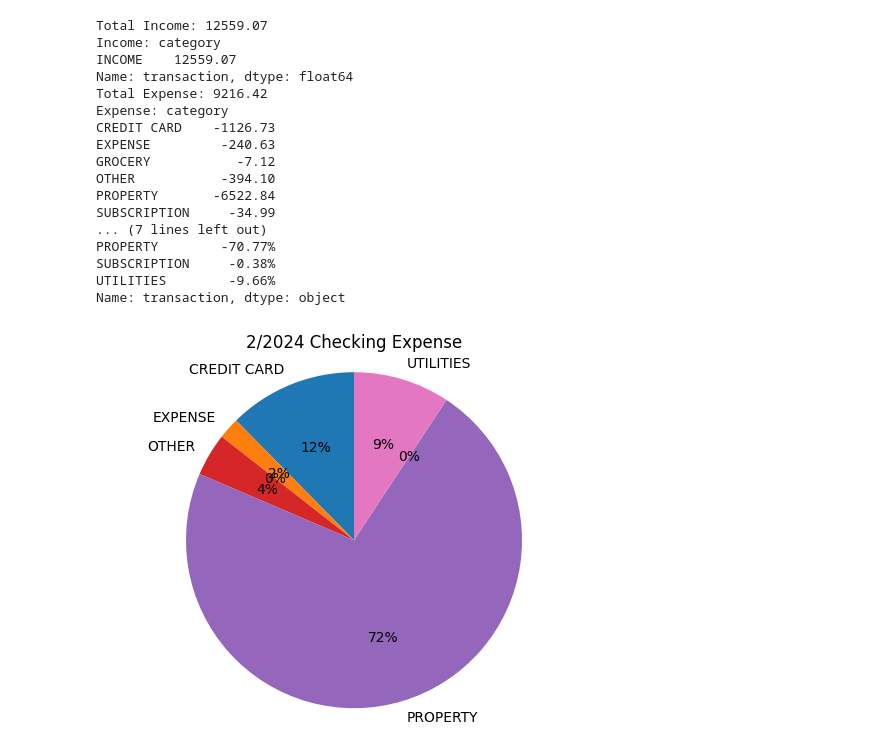
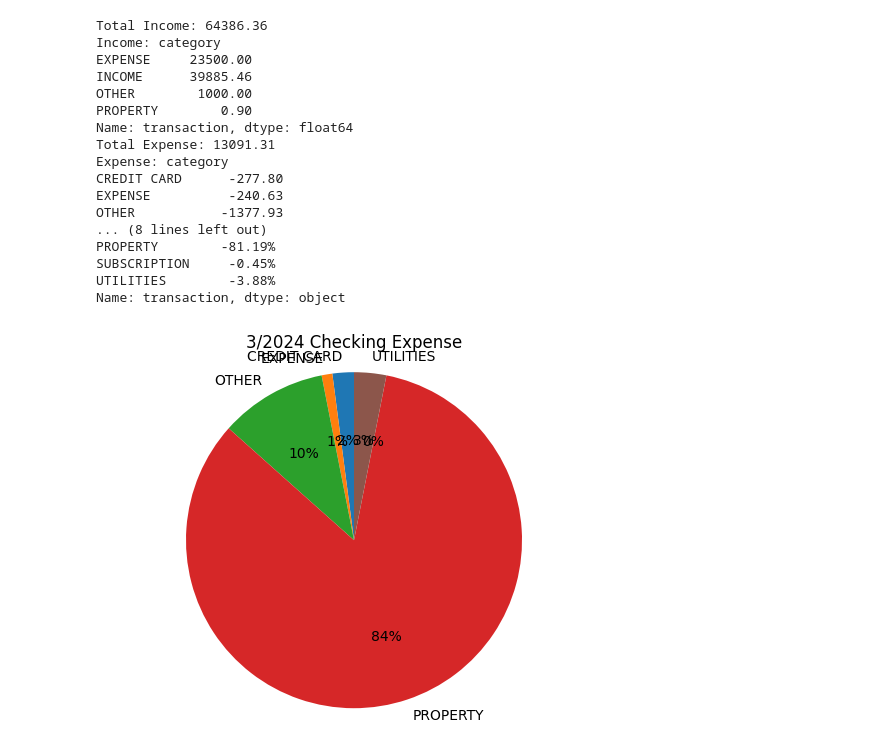
Before and after one commit to lonelytango/swiss-finance, a Jupyter notebook: analyzer.ipynb, the cells around one changed output. Cells and saved outputs as stored; diff of their text form; code cells hidden in the pictures.

```diff
--- a/analyzer.ipynb
+++ b/analyzer.ipynb
@@ -3,24 +3,24 @@ import source.utilities as util
 import source.loader as load
 import source.analyzer as analyzer
 # %%
-analyzer.analyzeChecking(2, 2024)
+analyzer.analyzeChecking(3, 2024)
 # %% [output]
-Total Income: 12559.07
+Total Income: 64386.36
 Income: category
-INCOME    12559.07
+EXPENSE     23500.00
+INCOME      39885.46
+OTHER        1000.00
+PROPERTY        0.90
 Name: transaction, dtype: float64
-Total Expense: 9216.42
+Total Expense: 13091.31
 Expense: category
-CREDIT CARD    -1126.73
-EXPENSE         -240.63
-GROCERY           -7.12
-OTHER           -394.10
-PROPERTY       -6522.84
-SUBSCRIPTION     -34.99
-... (7 lines left out)
-PROPERTY        -70.77%
-SUBSCRIPTION     -0.38%
-UTILITIES        -9.66%
+CREDIT CARD      -277.80
+EXPENSE          -240.63
+OTHER           -1377.93
+... (8 lines left out)
+PROPERTY        -81.19%
+SUBSCRIPTION     -0.45%
+UTILITIES        -3.88%
 Name: transaction, dtype: object
-[figure, old version]
+[figure, new version]
 # %%
```
Also changed, not shown: parts of 2 cells of this notebook, 10 other files.
